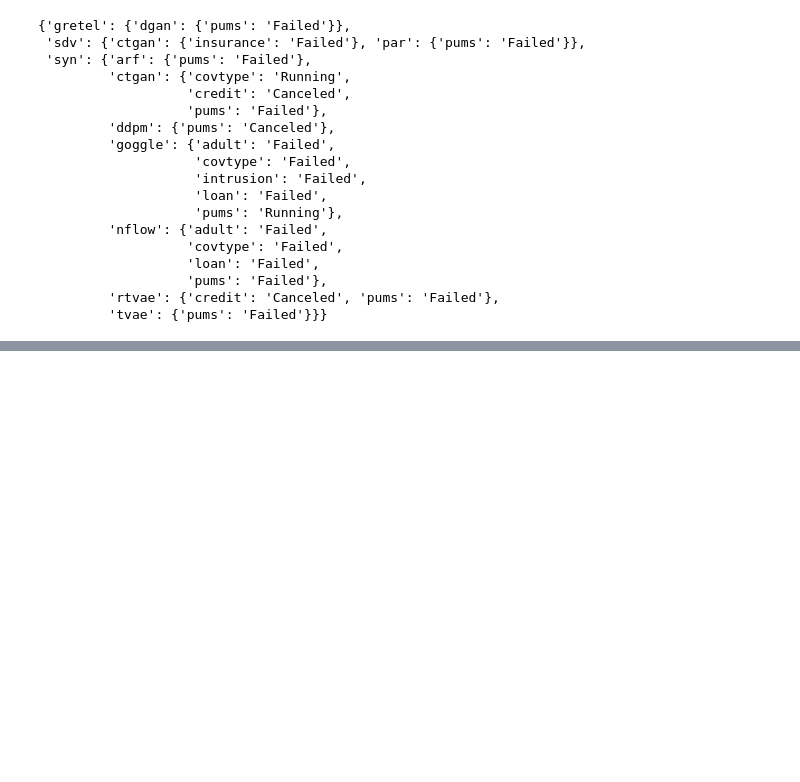
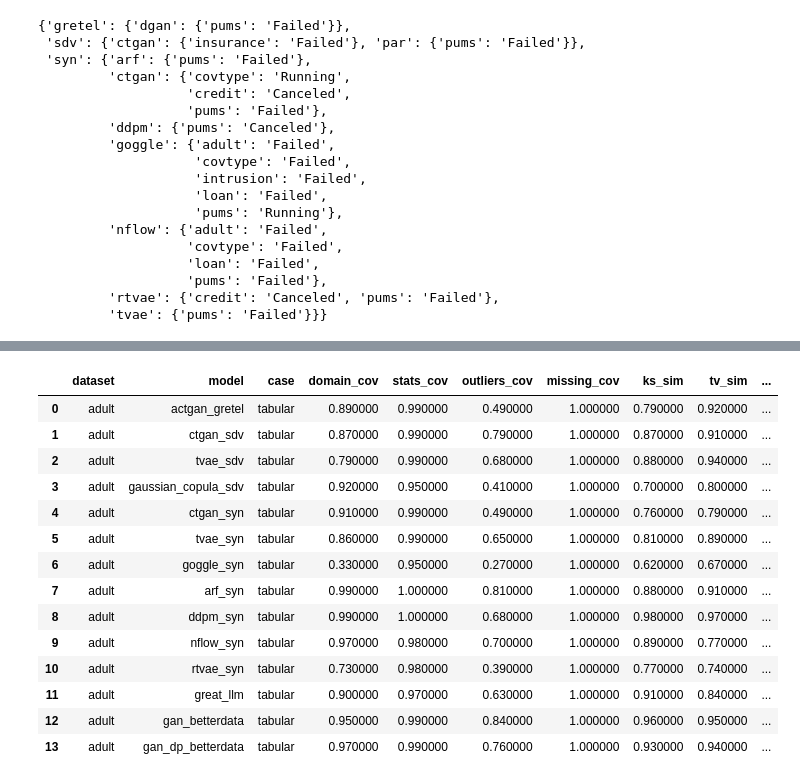
Before and after one commit to dsaidgovsg/benchmarking-synthetic-data-generators, a Jupyter notebook: notebooks/final_evalutation.ipynb, the cells around one changed output, grey strips where cells are left out. Cells and saved outputs as stored; diff of their text form; code cells hidden in the pictures; blank space fills up the shorter version.

```diff
--- a/notebooks/final_evalutation.ipynb
+++ b/notebooks/final_evalutation.ipynb
@@ -623,3 +98,0 @@ ValueError: All arrays must be of the same length
-# %%
-final_report = get_ml_scores_df("health_insurance", final_report_ml_regress, ml_regress_metric)
-pd.DataFrame(final_report)
@@ -761,10 +98,0 @@ def get_execution_scores_df(exp_dataset, case="tabular"):
-# %%
-# execution_scores_df = pd.DataFrame(get_scores_df("adult", case="tabular"))
-# execution_scores_df.shape
-# execution_scores_df
-
-
-execution_scores_df = pd.DataFrame()
-for exp_dataset in ALL_TABULAR_DATASETS:
-    final_exe_report = get_execution_scores_df(exp_dataset, case="tabular")
-    execution_scores_df = execution_scores_df.append(pd.DataFrame(final_exe_report), ignore_index=True)
@@ -1006,0 +277,8 @@ def get_scores_df(exp_dataset, models_list, case="tabular"):
+# %%
+# ALL_TABULAR_DATASETS = ["adult", "census", "child", "covtype", "credit", "insurance", "health_insurance",
+#                        "intrusion", "drugs", "loan", "pums"]
+std_tabular_df = pd.DataFrame()
+for exp_dataset in ALL_TABULAR_DATASETS:
+    final_report = get_scores_df(exp_dataset, ALL_TABULAR_MODELS, "tabular", False)
+    std_tabular_df = pd.concat([std_tabular_df, pd.DataFrame(final_report)], ignore_index=True)
+std_tabular_df
@@ -1006,0 +569,36 @@ def get_scores_df(exp_dataset, models_list, case="tabular"):
+# %%
+def highlight_top3(s):
+    '''
+    Highlight the top 3 numerical values in each column with different colors.
+    Skip non-numerical columns.
+    '''
+    if s.name in ['domain_cov', 'stats_cov', 'outliers_cov', 'missing_cov', 'ks_sim', 'tv_sim', 'corr_sim', 'contin_sim', 'sdv_quality_report', 'wass_dist', 'js_dist', 'new_row_synthesis']:
+        top1 = s.nlargest(1)
+        top2 = s.nlargest(2).drop(top1.index)
+        top3 = s.nlargest(3).drop(top1.index).drop(top2.index)
+
+        return ['background-color: gold' if v in top1.values else
+                'background-color: pink' if v in top2.values else
+                'background-color: grey' if v in top3.values else ''
+                for v in s]
+    else:
+        return ['' for _ in s]  # Return empty styling for non-numerical columns
+
+# df.style.apply(highlight_top3)
+std_tabular_df[std_tabular_df["dataset"] == "adult"].style.apply(highlight_top3)
+# %% [output]
+|  | dataset | model | case | domain_cov | stats_cov | outliers_cov | missing_cov | ks_sim | tv_sim | ... |
+| 0 | adult | actgan_gretel | tabular | 0.890000 | 0.990000 | 0.490000 | 1.000000 | 0.790000 | 0.920000 | ... |
+| 1 | adult | ctgan_sdv | tabular | 0.870000 | 0.990000 | 0.790000 | 1.000000 | 0.870000 | 0.910000 | ... |
+| 2 | adult | tvae_sdv | tabular | 0.790000 | 0.990000 | 0.680000 | 1.000000 | 0.880000 | 0.940000 | ... |
+| 3 | adult | gaussian_copula_sdv | tabular | 0.920000 | 0.950000 | 0.410000 | 1.000000 | 0.700000 | 0.800000 | ... |
+| 4 | adult | ctgan_syn | tabular | 0.910000 | 0.990000 | 0.490000 | 1.000000 | 0.760000 | 0.790000 | ... |
+| 5 | adult | tvae_syn | tabular | 0.860000 | 0.990000 | 0.650000 | 1.000000 | 0.810000 | 0.890000 | ... |
+| 6 | adult | goggle_syn | tabular | 0.330000 | 0.950000 | 0.270000 | 1.000000 | 0.620000 | 0.670000 | ... |
+| 7 | adult | arf_syn | tabular | 0.990000 | 1.000000 | 0.810000 | 1.000000 | 0.880000 | 0.910000 | ... |
+| 8 | adult | ddpm_syn | tabular | 0.990000 | 1.000000 | 0.680000 | 1.000000 | 0.980000 | 0.970000 | ... |
+| 9 | adult | nflow_syn | tabular | 0.970000 | 0.980000 | 0.700000 | 1.000000 | 0.890000 | 0.770000 | ... |
+| 10 | adult | rtvae_syn | tabular | 0.730000 | 0.980000 | 0.390000 | 1.000000 | 0.770000 | 0.740000 | ... |
+| 11 | adult | great_llm | tabular | 0.900000 | 0.970000 | 0.630000 | 1.000000 | 0.910000 | 0.840000 | ... |
+| 12 | adult | gan_betterdata | tabular | 0.950000 | 0.990000 | 0.840000 | 1.000000 | 0.960000 | 0.950000 | ... |
+| 13 | adult | gan_dp_betterdata | tabular | 0.970000 | 0.990000 | 0.760000 | 1.000000 | 0.930000 | 0.940000 | ... |
```
Also changed, not shown: parts of 61 cells of this notebook.
